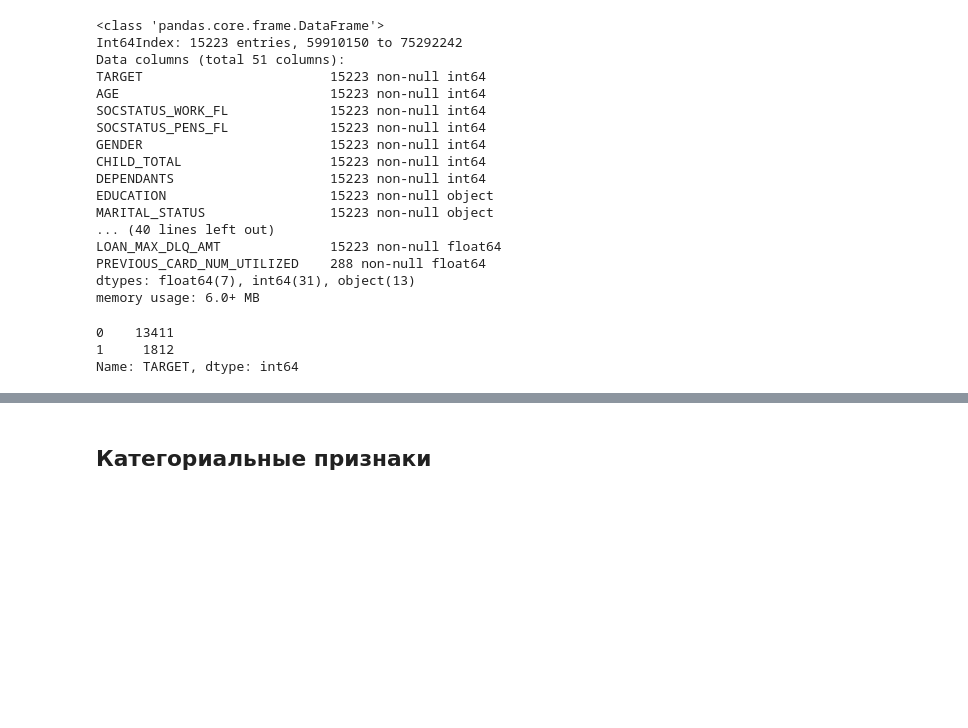
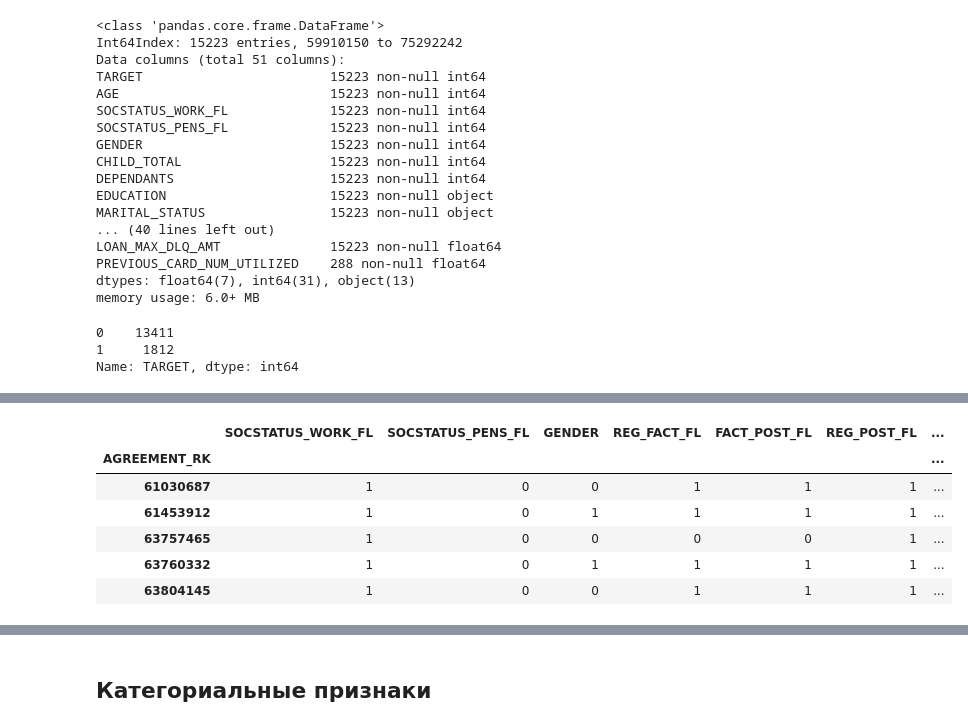
Before and after one commit to IrinaPugaeva/ScoringSystem, a Jupyter notebook: Scoring.ipynb, the cells around one changed output, grey strips where cells are left out. Saved outputs shown, nothing was run; the diff lists cells and outputs as text; code cells hidden in the pictures; blank space fills up the shorter version.

```diff
--- a/Scoring.ipynb
+++ b/Scoring.ipynb
@@ -145,0 +180,14 @@ outliers_removed.shape
+# %%
+scaler = StandardScaler()
+scaler.fit(outliers_removed[linear])
+outliers_removed[linear] = scaler.transform(outliers_removed[linear])
+# %%
+outliers_removed.head()
+# %% [output]
+|  | SOCSTATUS_WORK_FL | SOCSTATUS_PENS_FL | GENDER | REG_FACT_FL | FACT_POST_FL | REG_POST_FL | ... |
+| AGREEMENT_RK |  |  |  |  |  |  | ... |
+| 61030687 | 1 | 0 | 0 | 1 | 1 | 1 | ... |
+| 61453912 | 1 | 0 | 1 | 1 | 1 | 1 | ... |
+| 63757465 | 1 | 0 | 0 | 0 | 0 | 1 | ... |
+| 63760332 | 1 | 0 | 1 | 1 | 1 | 1 | ... |
+| 63804145 | 1 | 0 | 0 | 1 | 1 | 1 | ... |
```
Also changed, not shown: parts of 20 cells of this notebook, 5 other files.
